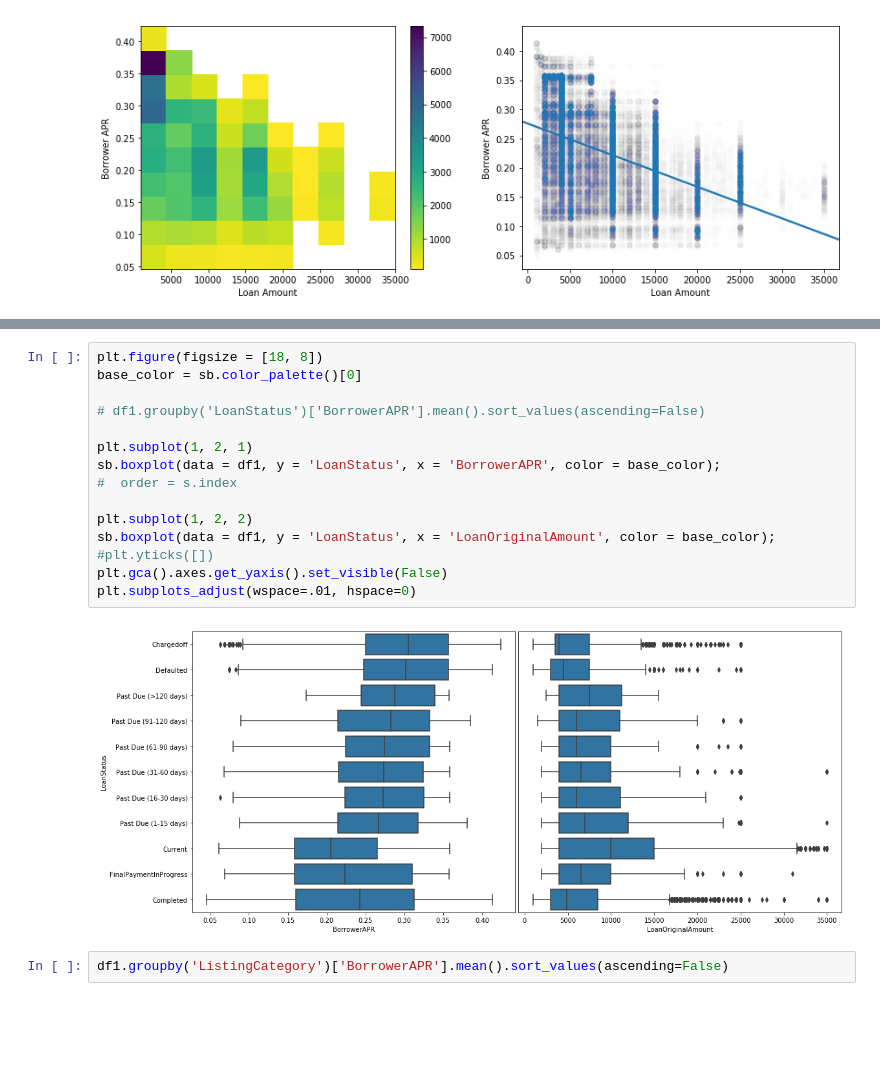
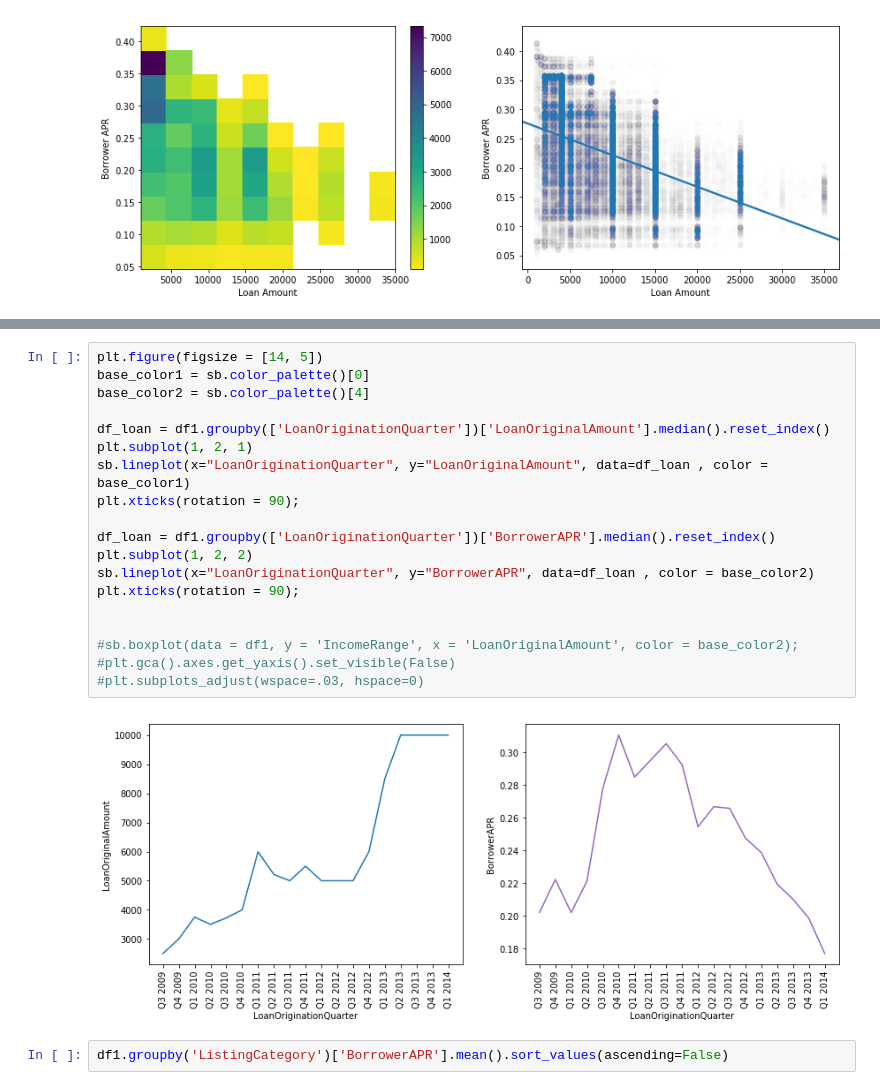
Before and after one commit to vijayelango/CommunicateDataFindings, a Jupyter notebook: exploration_template.ipynb, the cells around one changed output, grey strips where cells are left out. Drawn from its saved outputs; the diff is of its cells as text; blank space fills up the shorter version.

```diff
--- a/exploration_template.ipynb
+++ b/exploration_template.ipynb
@@ -700,20 +835,24 @@ plt.ylim(ax1.get_ylim()); # set y-axis limits to be same as left plot
 # %%
-plt.figure(figsize = [18, 8])
-base_color = sb.color_palette()[0]
+plt.figure(figsize = [14, 5])
+base_color1 = sb.color_palette()[0]
+base_color2 = sb.color_palette()[4]
 
-# df1.groupby('LoanStatus')['BorrowerAPR'].mean().sort_values(ascending=False)
+df_loan = df1.groupby(['LoanOriginationQuarter'])['LoanOriginalAmount'].median().reset_index()
+plt.subplot(1, 2, 1)
+sb.lineplot(x="LoanOriginationQuarter", y="LoanOriginalAmount", data=df_loan , color = base_color1)
+plt.xticks(rotation = 90);
 
-plt.subplot(1, 2, 1)
-sb.boxplot(data = df1, y = 'LoanStatus', x = 'BorrowerAPR', color = base_color);
-#  order = s.index
+df_loan = df1.groupby(['LoanOriginationQuarter'])['BorrowerAPR'].median().reset_index()
+plt.subplot(1, 2, 2)
+sb.lineplot(x="LoanOriginationQuarter", y="BorrowerAPR", data=df_loan , color = base_color2)
+plt.xticks(rotation = 90);
 
-plt.subplot(1, 2, 2)
-sb.boxplot(data = df1, y = 'LoanStatus', x = 'LoanOriginalAmount', color = base_color);
-#plt.yticks([])
-plt.gca().axes.get_yaxis().set_visible(False)
-plt.subplots_adjust(wspace=.01, hspace=0)
+
+#sb.boxplot(data = df1, y = 'IncomeRange', x = 'LoanOriginalAmount', color = base_color2);
+#plt.gca().axes.get_yaxis().set_visible(False)
+#plt.subplots_adjust(wspace=.03, hspace=0)
 # %% [output]
-[figure, old version]
+[figure, new version]
 # %%
 df1.groupby('ListingCategory')['BorrowerAPR'].mean().sort_values(ascending=False)
 # %% [output]
```
Also changed, not shown: parts of 31 cells of this notebook.
